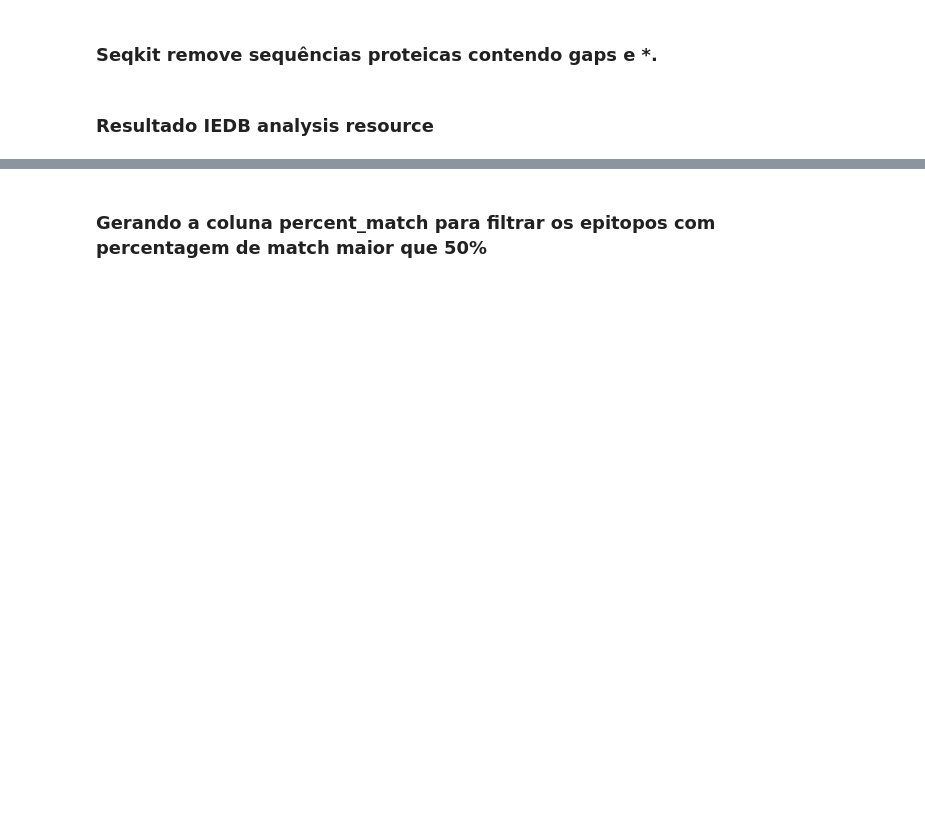
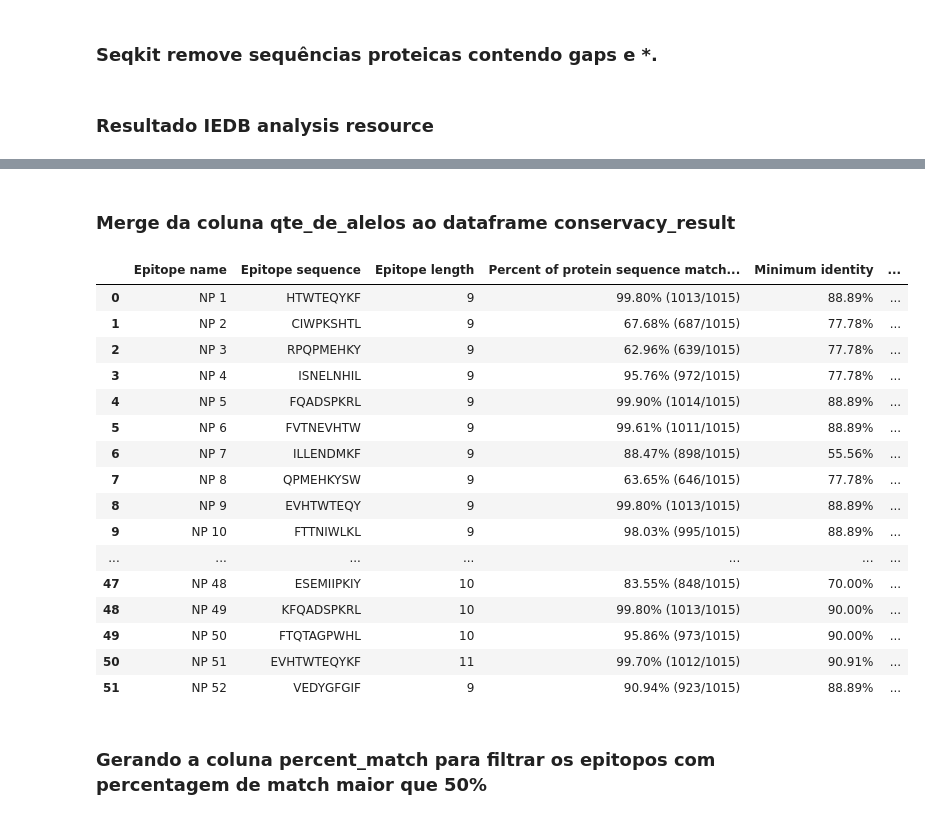
Before and after one commit to BuBitt/PIBIC-2026-DENV, a Jupyter notebook: Dados/DENV1/Epitopos/TCELL1_filter.ipynb, the cells around one changed output, grey strips where cells are left out. Drawn from its saved outputs; the diff is of its cells as text; code cells hidden in the pictures; blank space fills up the shorter version.

```diff
--- a/Dados/DENV1/Epitopos/TCELL_1_filter.ipynb
+++ b/Dados/DENV1/Epitopos/TCELL1_filter.ipynb
@@ -184,6 +212,44 @@ conservacy_result
 | 49 | 50 | NP 50 | FTQTAGPWHL | 10 | 95.86% (973/1015) | 90.00% | ... |
 | 50 | 51 | NP 51 | EVHTWTEQYKF | 11 | 99.70% (1012/1015) | 90.91% | ... |
 | 51 | 52 | NP 52 | VEDYGFGIF | 9 | 90.94% (923/1015) | 88.89% | ... |
+# %% [markdown]
+### Merge da coluna qte_de_alelos ao dataframe conservacy_result
+# %%
+# qte_de_alelos
+conservacy_result = conservacy_result.merge(
+    epitopos_repetidos[["peptide", "qte_de_alelos"]],
+    left_on="Epitope sequence",
+    right_on="peptide",
+    how="left"
+).drop(columns=("peptide")).drop(columns=("View details"))
+
+# alelos
+conservacy_result = conservacy_result.merge(
+    epitopos_repetidos[["peptide", "alelos"]],
+    left_on="Epitope sequence",
+    right_on="peptide",
+    how="left"
+).drop(columns=("peptide")).drop(columns=("Epitope #"))
+
+conservacy_result
+# %% [output]
+|  | Epitope name | Epitope sequence | Epitope length | Percent of protein sequence match... | Minimum identity | ... |
+| 0 | NP 1 | HTWTEQYKF | 9 | 99.80% (1013/1015) | 88.89% | ... |
+| 1 | NP 2 | CIWPKSHTL | 9 | 67.68% (687/1015) | 77.78% | ... |
+| 2 | NP 3 | RPQPMEHKY | 9 | 62.96% (639/1015) | 77.78% | ... |
+| 3 | NP 4 | ISNELNHIL | 9 | 95.76% (972/1015) | 77.78% | ... |
+| 4 | NP 5 | FQADSPKRL | 9 | 99.90% (1014/1015) | 88.89% | ... |
+| 5 | NP 6 | FVTNEVHTW | 9 | 99.61% (1011/1015) | 88.89% | ... |
+| 6 | NP 7 | ILLENDMKF | 9 | 88.47% (898/1015) | 55.56% | ... |
+| 7 | NP 8 | QPMEHKYSW | 9 | 63.65% (646/1015) | 77.78% | ... |
+| 8 | NP 9 | EVHTWTEQY | 9 | 99.80% (1013/1015) | 88.89% | ... |
+| 9 | NP 10 | FTTNIWLKL | 9 | 98.03% (995/1015) | 88.89% | ... |
+| ... | ... | ... | ... | ... | ... | ... |
+| 47 | NP 48 | ESEMIIPKIY | 10 | 83.55% (848/1015) | 70.00% | ... |
+| 48 | NP 49 | KFQADSPKRL | 10 | 99.80% (1013/1015) | 90.00% | ... |
+| 49 | NP 50 | FTQTAGPWHL | 10 | 95.86% (973/1015) | 90.00% | ... |
+| 50 | NP 51 | EVHTWTEQYKF | 11 | 99.70% (1012/1015) | 90.91% | ... |
+| 51 | NP 52 | VEDYGFGIF | 9 | 90.94% (923/1015) | 88.89% | ... |
 # %% [markdown]
 ### Gerando a coluna percent_match para filtrar os epitopos com percentagem de match maior que 50%
 # %%
```
Also changed, not shown: parts of 21 cells of this notebook, 25 other files.
